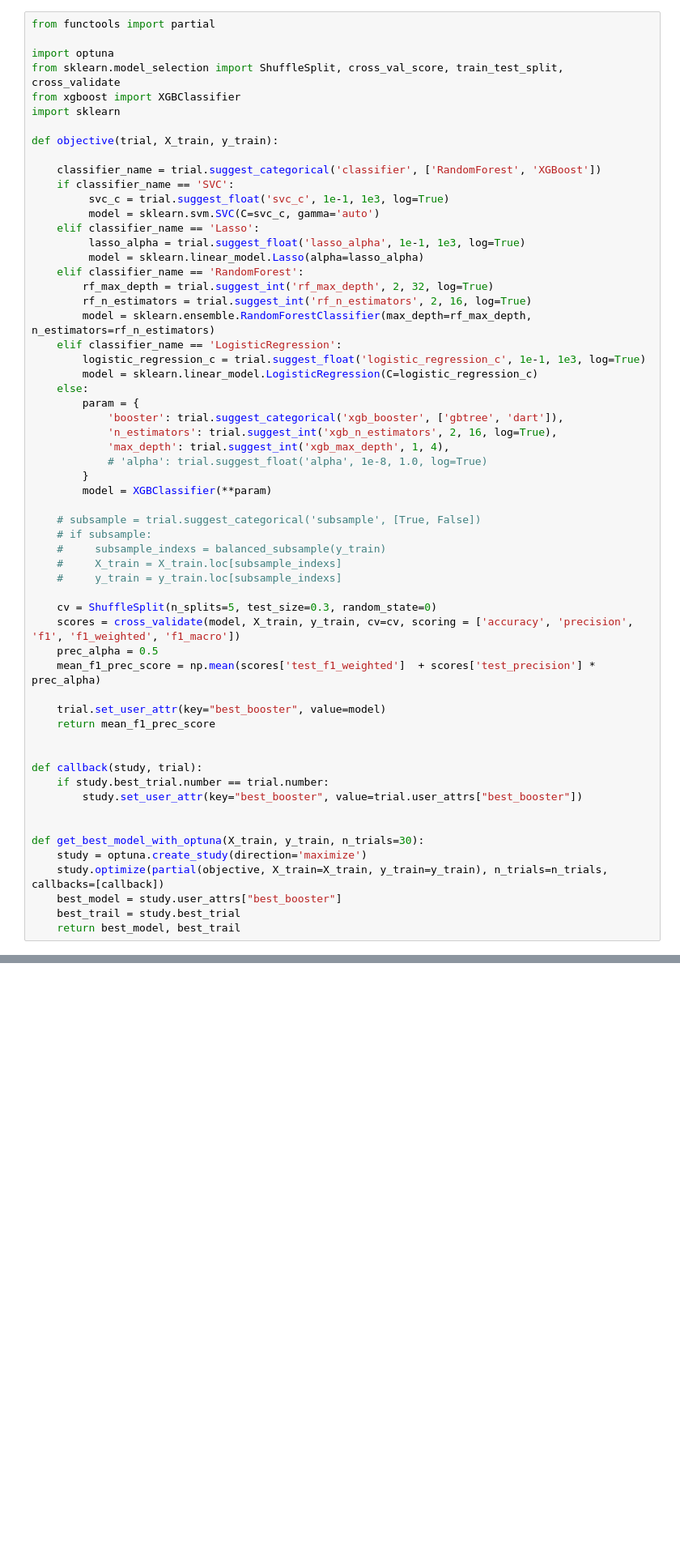
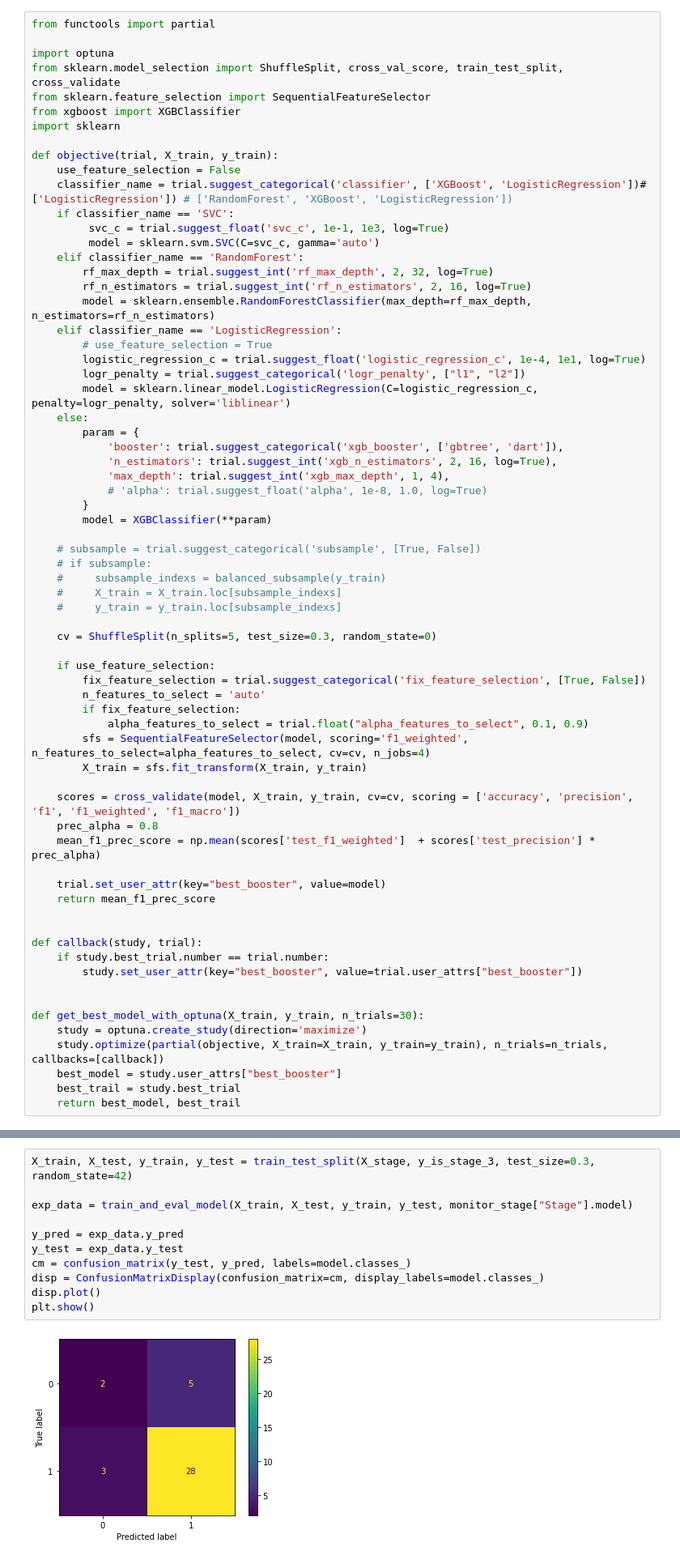
Before and after one commit to sywang/MM_2023, a Jupyter notebook: notebooks/clinical_outcome_prediction.ipynb, the cells around one changed output, grey strips where cells are left out. Shown: that part at 81% size. Saved outputs shown, nothing was run; the diff lists cells and outputs as text; blank space fills up the shorter version.

```diff
--- a/notebooks/clinical_outcome_prediction.ipynb
+++ b/notebooks/clinical_outcome_prediction.ipynb
@@ -24,25 +21,25 @@ from functools import partial
 
 import optuna
 from sklearn.model_selection import ShuffleSplit, cross_val_score, train_test_split, cross_validate
+from sklearn.feature_selection import SequentialFeatureSelector
 from xgboost import XGBClassifier
 import sklearn
 
 def objective(trial, X_train, y_train):
-
-    classifier_name = trial.suggest_categorical('classifier', ['RandomForest', 'XGBoost'])
+    use_feature_selection = False
+    classifier_name = trial.suggest_categorical('classifier', ['XGBoost', 'LogisticRegression'])# ['LogisticRegression']) # ['RandomForest', 'XGBoost', 'LogisticRegression'])
     if classifier_name == 'SVC':
          svc_c = trial.suggest_float('svc_c', 1e-1, 1e3, log=True)
          model = sklearn.svm.SVC(C=svc_c, gamma='auto')
-    elif classifier_name == 'Lasso':
-         lasso_alpha = trial.suggest_float('lasso_alpha', 1e-1, 1e3, log=True)
-         model = sklearn.linear_model.Lasso(alpha=lasso_alpha)
     elif classifier_name == 'RandomForest':
         rf_max_depth = trial.suggest_int('rf_max_depth', 2, 32, log=True)
         rf_n_estimators = trial.suggest_int('rf_n_estimators', 2, 16, log=True)
         model = sklearn.ensemble.RandomForestClassifier(max_depth=rf_max_depth, n_estimators=rf_n_estimators)
     elif classifier_name == 'LogisticRegression':
-        logistic_regression_c = trial.suggest_float('logistic_regression_c', 1e-1, 1e3, log=True)
-        model = sklearn.linear_model.LogisticRegression(C=logistic_regression_c)
+        # use_feature_selection = True
+        logistic_regression_c = trial.suggest_float('logistic_regression_c', 1e-4, 1e1, log=True)
+        logr_penalty = trial.suggest_categorical('logr_penalty', ["l1", "l2"])
+        model = sklearn.linear_model.LogisticRegression(C=logistic_regression_c, penalty=logr_penalty, solver='liblinear')
     else:
         param = {
             'booster': trial.suggest_categorical('xgb_booster', ['gbtree', 'dart']),
@@ -59,8 +56,17 @@ def objective(trial, X_train, y_train):
     #     y_train = y_train.loc[subsample_indexs]
 
     cv = ShuffleSplit(n_splits=5, test_size=0.3, random_state=0)
+
+    if use_feature_selection:
+        fix_feature_selection = trial.suggest_categorical('fix_feature_selection', [True, False])
+        n_features_to_select = 'auto'
+        if fix_feature_selection:
+            alpha_features_to_select = trial.float("alpha_features_to_select", 0.1, 0.9)
+        sfs = SequentialFeatureSelector(model, scoring='f1_weighted', n_features_to_select=alpha_features_to_select, cv=cv, n_jobs=4)
+        X_train = sfs.fit_transform(X_train, y_train)
+
     scores = cross_validate(model, X_train, y_train, cv=cv, scoring = ['accuracy', 'precision', 'f1', 'f1_weighted', 'f1_macro'])
-    prec_alpha = 0.5
+    prec_alpha = 0.8
     mean_f1_prec_score = np.mean(scores['test_f1_weighted']  + scores['test_precision'] * prec_alpha)
 
     trial.set_user_attr(key="best_booster", value=model)
@@ -240,0 +297,13 @@ monitor_stage["Stage"].model
+# %%
+X_train, X_test, y_train, y_test = train_test_split(X_stage, y_is_stage_3, test_size=0.3, random_state=42)
+
+exp_data = train_and_eval_model(X_train, X_test, y_train, y_test, monitor_stage["Stage"].model)
+
+y_pred = exp_data.y_pred
+y_test = exp_data.y_test
+cm = confusion_matrix(y_test, y_pred, labels=model.classes_)
+disp = ConfusionMatrixDisplay(confusion_matrix=cm, display_labels=model.classes_)
+disp.plot()
+plt.show()
+# %% [output]
+[figure, added]
```
Also changed, not shown: parts of 35 cells of this notebook, 1 other file.
